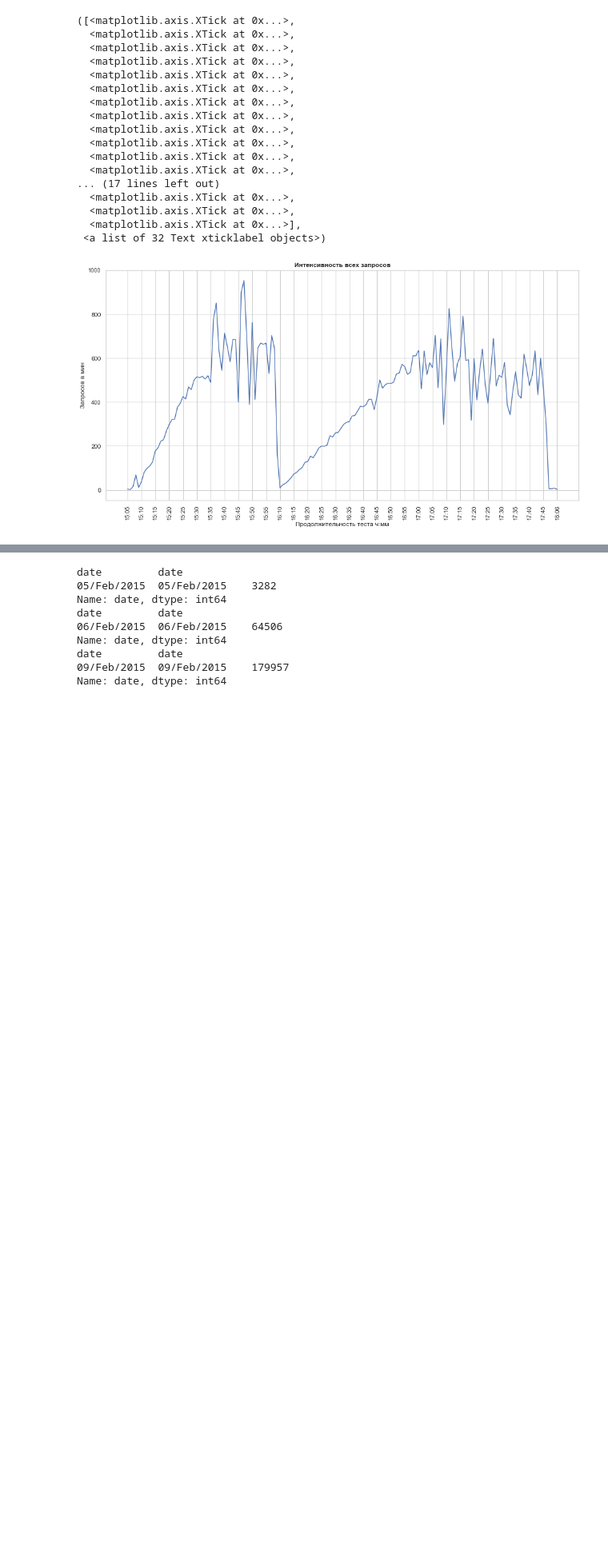
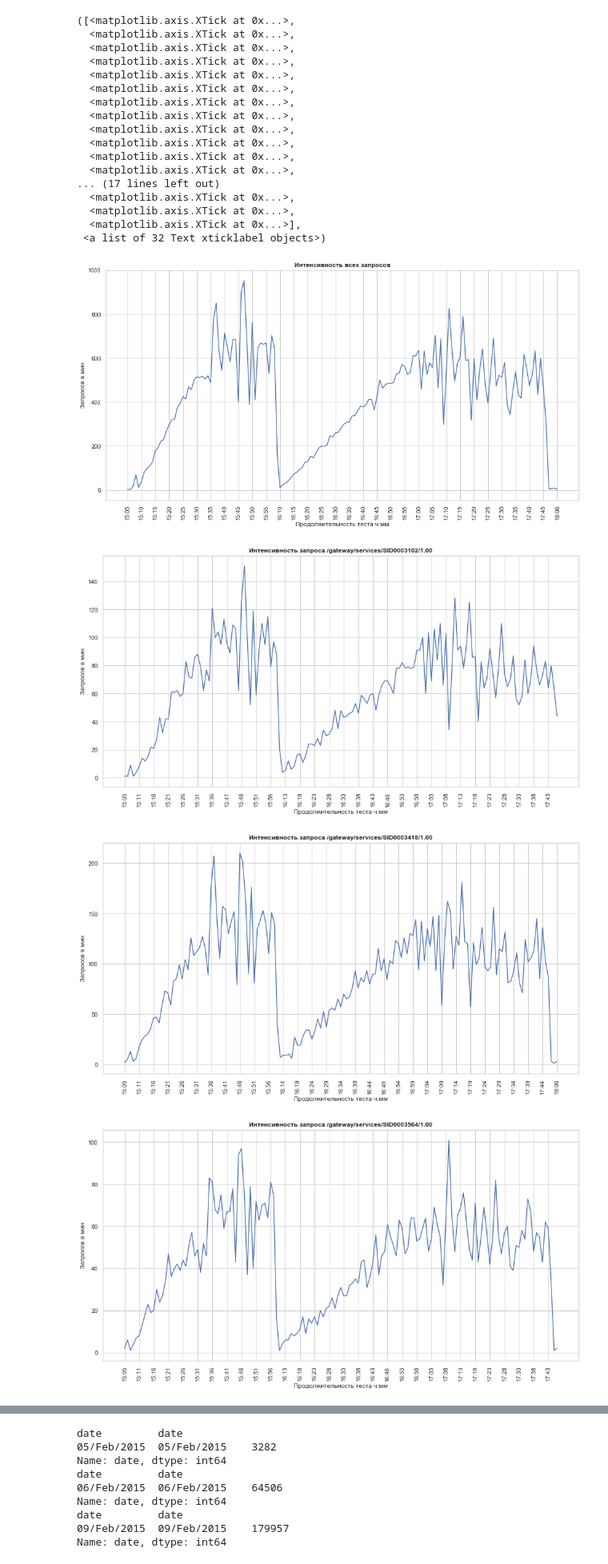
Before and after one commit to Ankelt/ipython_requests, a Jupyter notebook: Untitled.ipynb, the cells around one changed output, grey strips where cells are left out. Shown: that part at 80% size. Saved outputs shown, nothing was run; the diff lists cells and outputs as text; code cells hidden in the pictures; blank space fills up the shorter version.

```diff
--- a/Untitled.ipynb
+++ b/Untitled.ipynb
@@ -53,0 +79,26 @@ plt.xticks(filter_locs, filter_labels, rotation=90)
+# %%
+def paint_graph(url, x_dates, y_counts):
+    plt.figure(figsize=(16,8))
+    plt.xlabel('Продолжительность теста ч:мм')
+    plt.ylabel('Запросов в мин')
+    plt.title('Интенсивность запроса '+ url, fontweight="bold")
+    plt.grid(True)
+    plt.plot(x_dates, y_counts)
+
+    #show every 5 tick only
+    locs, _ = plt.xticks()
+    filter_locs, filter_labels = [], []
+    for ind, (lo, la) in enumerate(zip(locs, x_dates)):
+        if ind%5 == 0:
+            filter_locs.append(lo)
+            filter_labels.append(la)
+    plt.xticks(filter_locs, filter_labels, rotation=90)
+# %%
+paint_graph('/gateway/services/SID0003102/1.00', x_dates_3102, y_count_3102)
+paint_graph('/gateway/services/SID0003418/1.00', x_dates_3418, y_count_3418)
+paint_graph('/gateway/services/SID0003564/1.00', x_dates_3102, y_count_3564)
+paint_graph('/gateway/services/SID0003572/1.00', x_dates_3572, y_count_3572)
+# %% [output]
+[figure, added]
+[figure, added]
+[figure, added]
```
Also changed, not shown: parts of 3 cells of this notebook.
